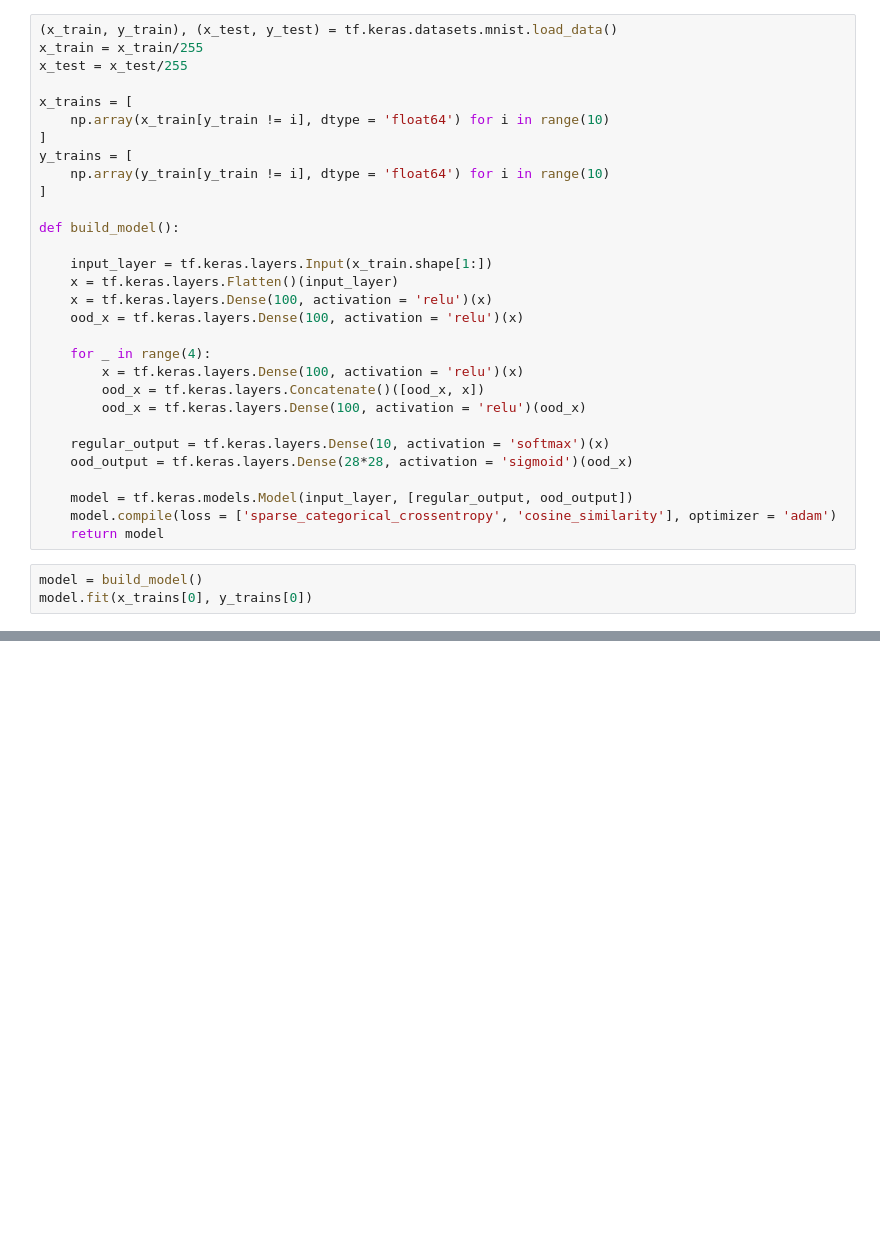
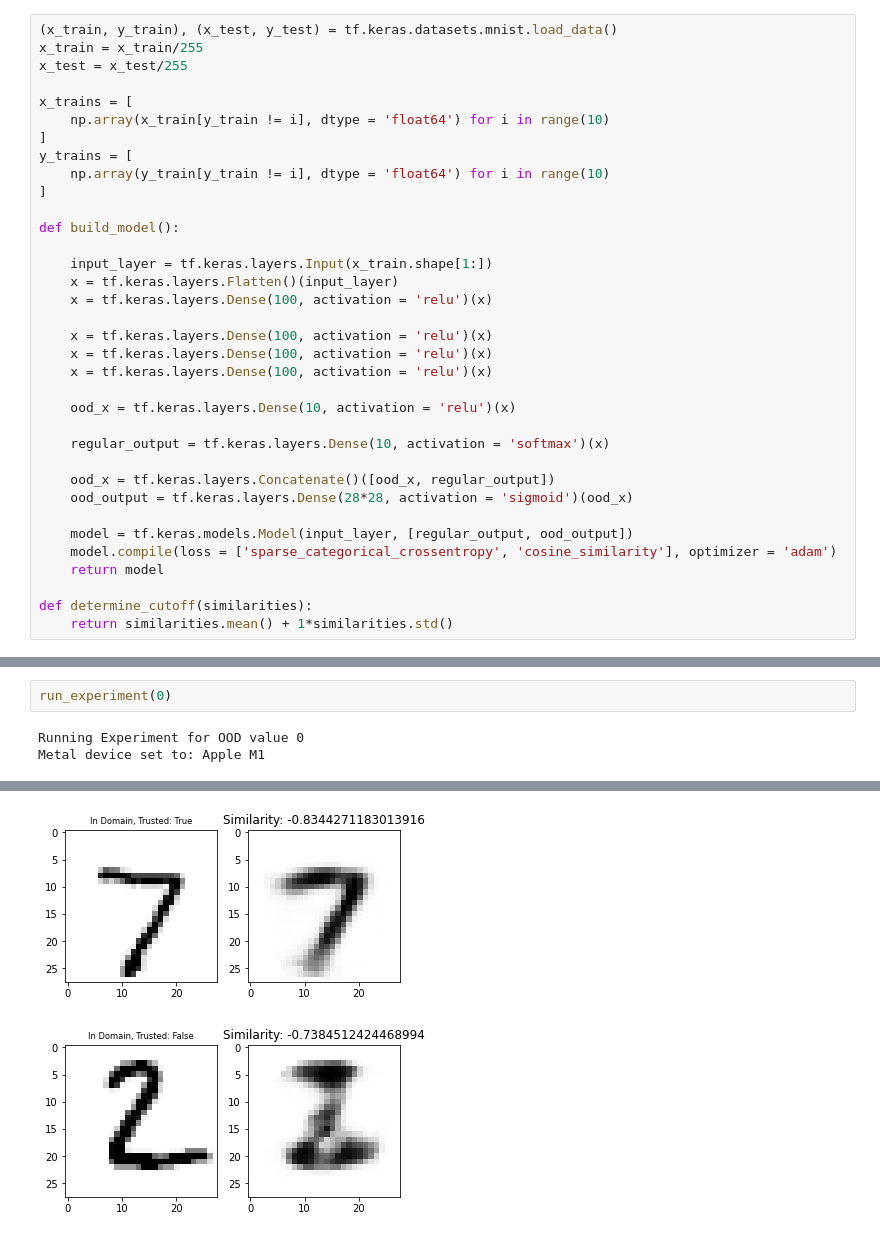
Before and after one commit to Beyond-ML-Labs/IdentifyOOD, a Jupyter notebook: MNIST digit 10 OOD.ipynb, the cells around one changed output, grey strips where cells are left out. Saved outputs shown, nothing was run; the diff lists cells and outputs as text; blank space fills up the shorter version.

Commit message:
new experiment completed

```diff
--- a/MNIST digit 10 OOD.ipynb
+++ b/MNIST digit 10 OOD.ipynb
@@ -19,19 +24,21 @@ def build_model():
     input_layer = tf.keras.layers.Input(x_train.shape[1:])
     x = tf.keras.layers.Flatten()(input_layer)
     x = tf.keras.layers.Dense(100, activation = 'relu')(x)
-    ood_x = tf.keras.layers.Dense(100, activation = 'relu')(x)
 
-    for _ in range(4):
-        x = tf.keras.layers.Dense(100, activation = 'relu')(x)
-        ood_x = tf.keras.layers.Concatenate()([ood_x, x])
-        ood_x = tf.keras.layers.Dense(100, activation = 'relu')(ood_x)
+    x = tf.keras.layers.Dense(100, activation = 'relu')(x)
+    x = tf.keras.layers.Dense(100, activation = 'relu')(x)
+    x = tf.keras.layers.Dense(100, activation = 'relu')(x)
+
+    ood_x = tf.keras.layers.Dense(10, activation = 'relu')(x)
 
     regular_output = tf.keras.layers.Dense(10, activation = 'softmax')(x)
+
+    ood_x = tf.keras.layers.Concatenate()([ood_x, regular_output])
     ood_output = tf.keras.layers.Dense(28*28, activation = 'sigmoid')(ood_x)
 
     model = tf.keras.models.Model(input_layer, [regular_output, ood_output])
     model.compile(loss = ['sparse_categorical_crossentropy', 'cosine_similarity'], optimizer = 'adam')
     return model
+
+def determine_cutoff(similarities):
+    return similarities.mean() + 1*similarities.std()
-# %%
-model = build_model()
-model.fit(x_trains[0], y_trains[0])
@@ -45,0 +92,5 @@ ModuleNotFoundError: No module named 'matplotlib'
+# %%
+run_experiment(0)
+# %% [output]
+Running Experiment for OOD value 0
+Metal device set to: Apple M1
@@ -45,0 +119,2 @@ ModuleNotFoundError: No module named 'matplotlib'
+[figure, added]
+[figure, added]
```
Also changed, not shown: parts of 14 cells of this notebook.
